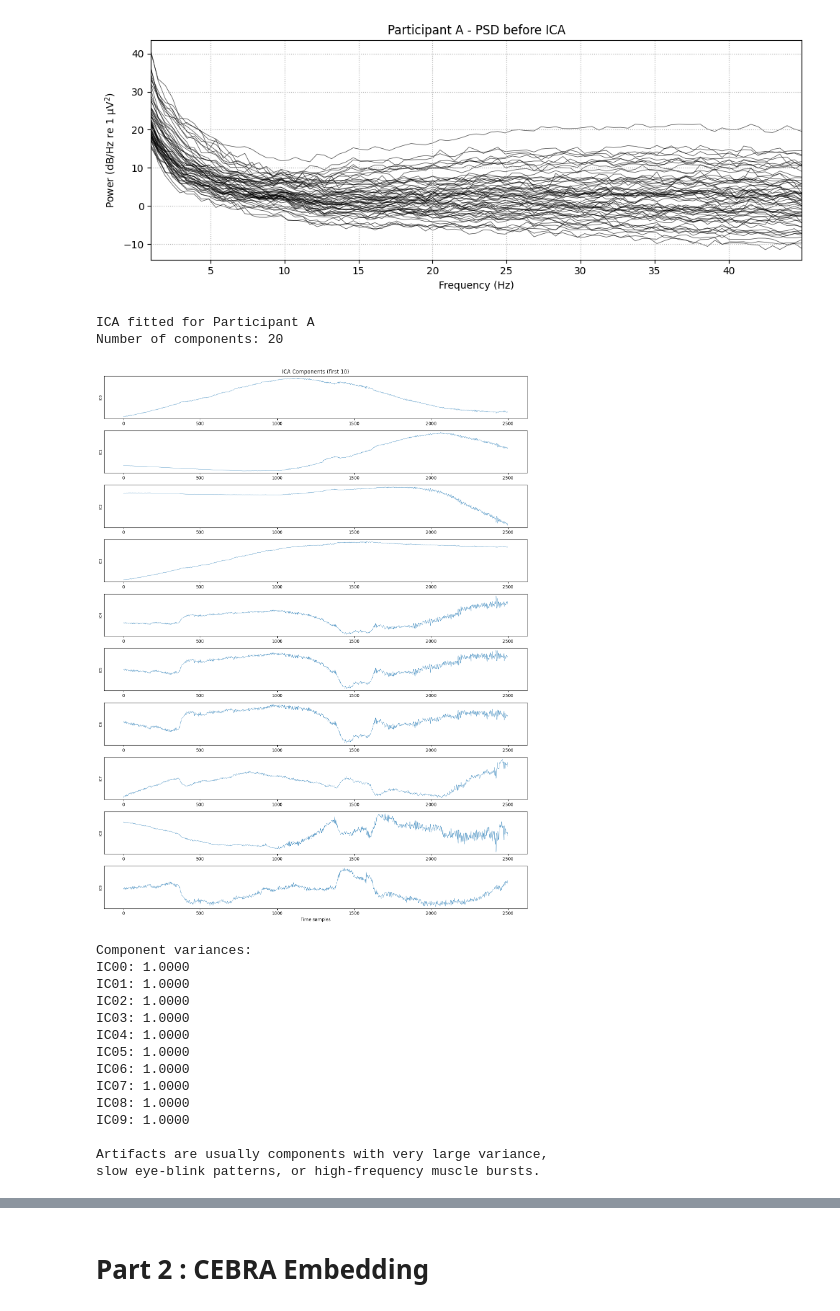
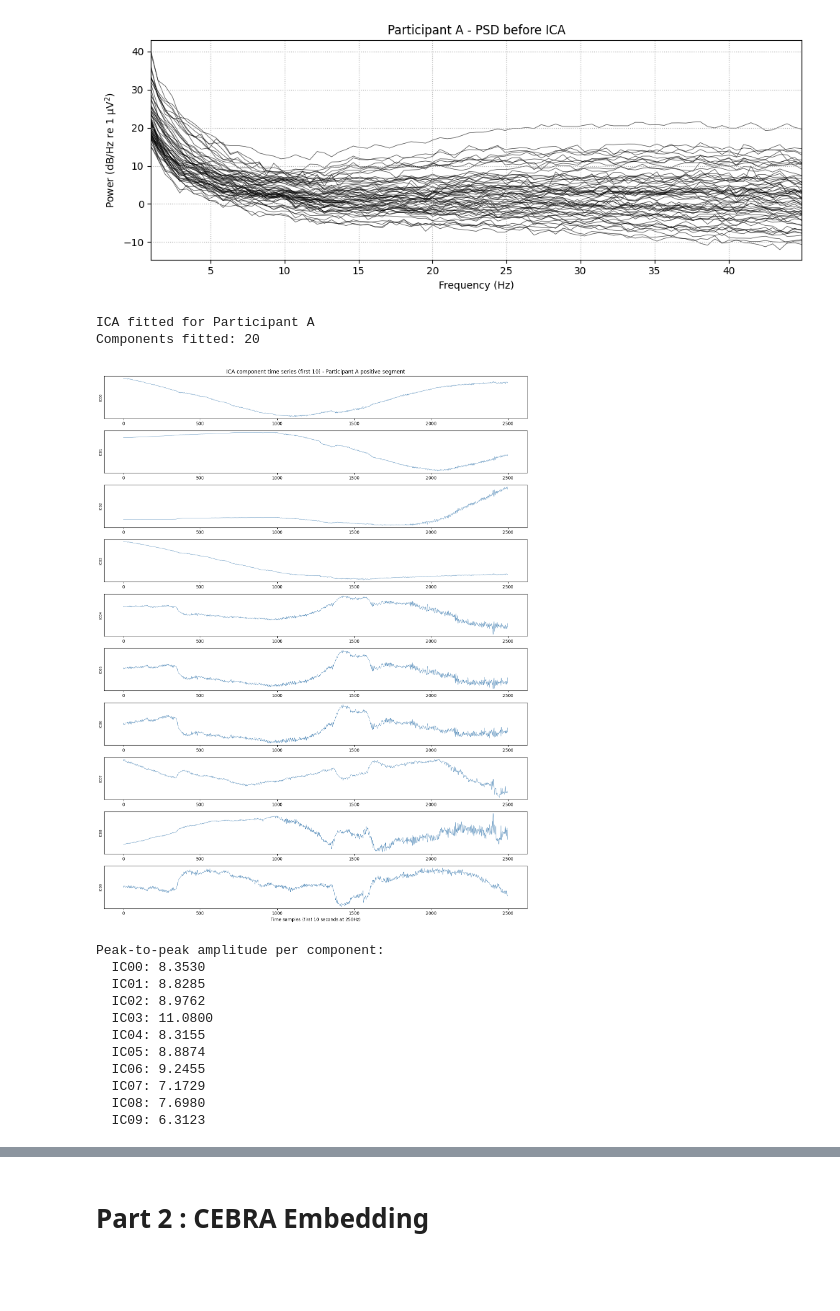
Before and after one commit to vennelavarshini18/NEURODYAD_Screening, a Jupyter notebook: Neurodyad_Screening.ipynb, the cells around one changed output, grey strips where cells are left out. Cells and saved outputs as stored; diff of their text form; code cells hidden in the pictures; blank space fills up the shorter version.

```diff
--- a/Neurodyad_Screening.ipynb
+++ b/Neurodyad_Screening.ipynb
@@ -239,56 +275,52 @@ print("PSD before ICA computed.")
 PSD before ICA computed.
 [figure]
 # %%
-# Run ICA for artifact removal (Participant A)
-
+# Run ICA on Participant A positive segment
 ica_A = ICA(n_components=20, random_state=42, method="fastica", max_iter=800)
 ica_A.fit(raw_A_pos)
 
 print("ICA fitted for Participant A")
-print("Number of components:", ica_A.n_components_)
+print("Components fitted:", ica_A.n_components_)
 
-# get ICA component signals
-sources = ica_A.get_sources(raw_A_pos).get_data()
+# to get the component time series
+sources_A = ica_A.get_sources(raw_A_pos).get_data()
 
-# plot first 10 component time series
-fig, axes = plt.subplots(10, 1, figsize=(14,18))
+# plot first 10 components to visually inspect their time series
+# looking for:
+# eye blinks: slow large spikes, usually in first few components
+# muscle artifacts: high frequency irregular bursts
+# heartbeat: regular sharp peaks repeating roughly every 0.8 seconds
+fig, axes = plt.subplots(10, 1, figsize=(14, 18))
 
 for i in range(10):
-    axes[i].plot(sources[i, :2500], lw=0.5)
-    axes[i].set_ylabel(f"IC{i}", fontsize=8)
+    axes[i].plot(sources_A[i, :2500], lw=0.6, color="steelblue")
+    axes[i].set_ylabel(f"IC{i:02d}", fontsize=8)
     axes[i].set_yticks([])
 
-axes[0].set_title("ICA Components (first 10)")
-axes[-1].set_xlabel("Time samples")
-
+axes[0].set_title("ICA component time series (first 10) - Participant A positive segment")
+axes[-1].set_xlabel("Time samples (first 10 seconds at 250Hz)")
 plt.tight_layout()
 plt.show()
 
-# compute variance of components (large variance may indicate artifacts)
-variances = np.var(sources, axis=1)
-
-print("\nComponent variances:")
-for i, v in enumerate(variances[:10]):
-    print(f"IC{i:02d}: {v:.4f}")
-
-print("\nArtifacts are usually components with very large variance,")
-print("slow eye-blink patterns, or high-frequency muscle bursts.")
+# also look at peak-to-peak amplitude per component
+# artifacts tend to have much larger swing than brain components
+ptp = np.ptp(sources_A, axis=1)
+print("\nPeak-to-peak amplitude per component:")
+for i, v in enumerate(ptp[:10]):
+    print(f"  IC{i:02d}: {v:.4f}")
 # %% [output]
 ICA fitted for Participant A
-Number of components: 20
+Components fitted: 20
-[figure, old version]
+[figure, new version]
-Component variances:
-IC00: 1.0000
-IC01: 1.0000
-IC02: 1.0000
-IC03: 1.0000
-IC04: 1.0000
-IC05: 1.0000
-IC06: 1.0000
-IC07: 1.0000
-IC08: 1.0000
-IC09: 1.0000
-
-Artifacts are usually components with very large variance,
-slow eye-blink patterns, or high-frequency muscle bursts.
+Peak-to-peak amplitude per component:
+  IC00: 8.3530
+  IC01: 8.8285
+  IC02: 8.9762
+  IC03: 11.0800
+  IC04: 8.3155
+  IC05: 8.8874
+  IC06: 9.2455
+  IC07: 7.1729
+  IC08: 7.6980
+  IC09: 6.3123
 # %%
```
Also changed, not shown: parts of 16 cells of this notebook, 1 other file.
